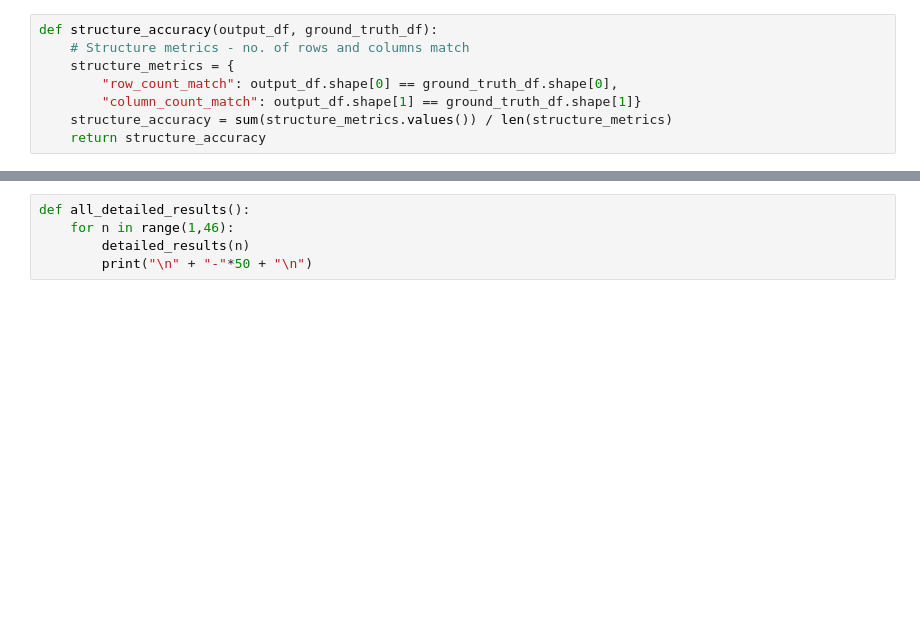
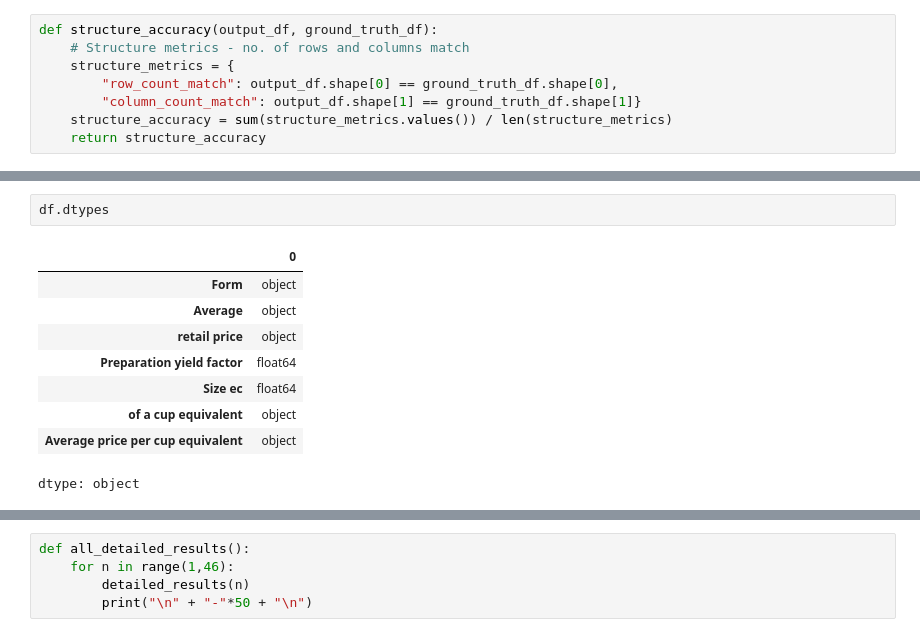
Before and after one commit to rendalamili/ml-for-table-extraction, a Jupyter notebook: Final_Metrics_Analysis.ipynb, the cells around one changed output, grey strips where cells are left out. Cells and saved outputs as stored; diff of their text form; blank space fills up the shorter version.

```diff
--- a/Final_Metrics_Analysis.ipynb
+++ b/Final_Metrics_Analysis.ipynb
@@ -134,0 +185,12 @@ def row_accuracy(output_df, ground_truth_df):
+# %%
+df.dtypes
+# %% [output]
+|  | 0 |
+| Form | object |
+| Average | object |
+| retail price | object |
+| Preparation yield factor | float64 |
+| Size ec | float64 |
+| of a cup equivalent | object |
+| Average price per cup equivalent | object |
+dtype: object
```
Also changed, not shown: parts of 21 cells of this notebook.
